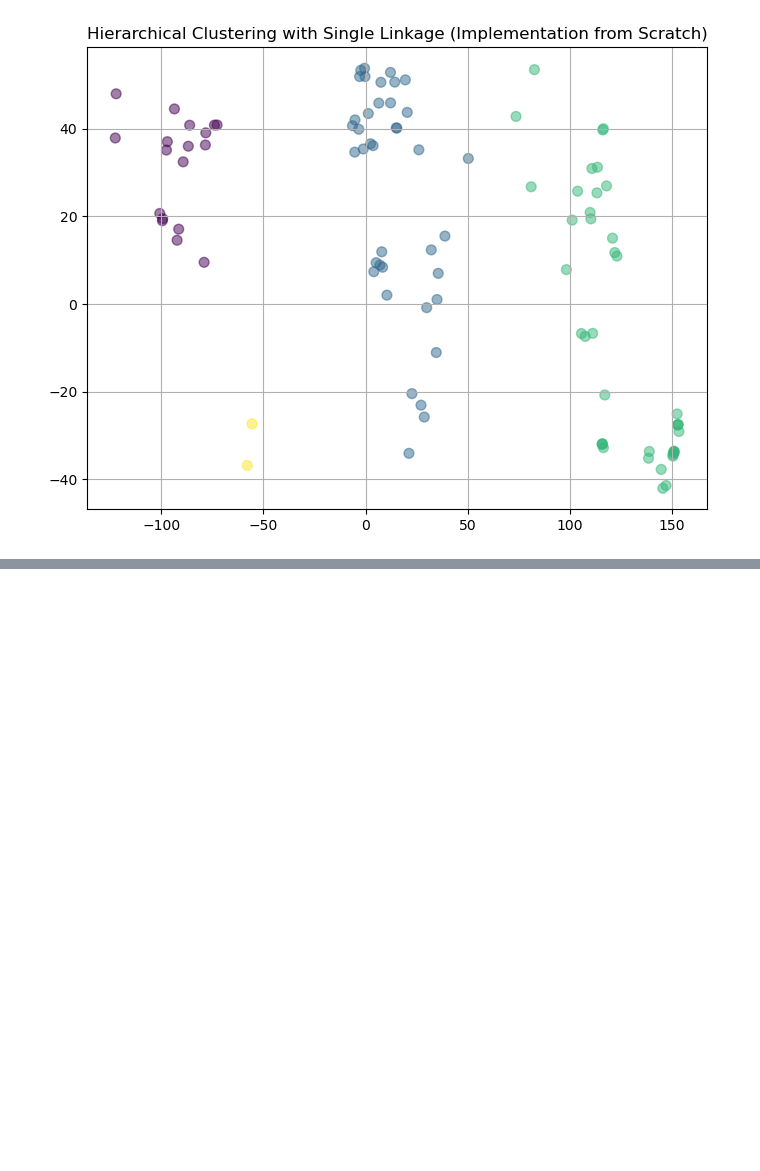
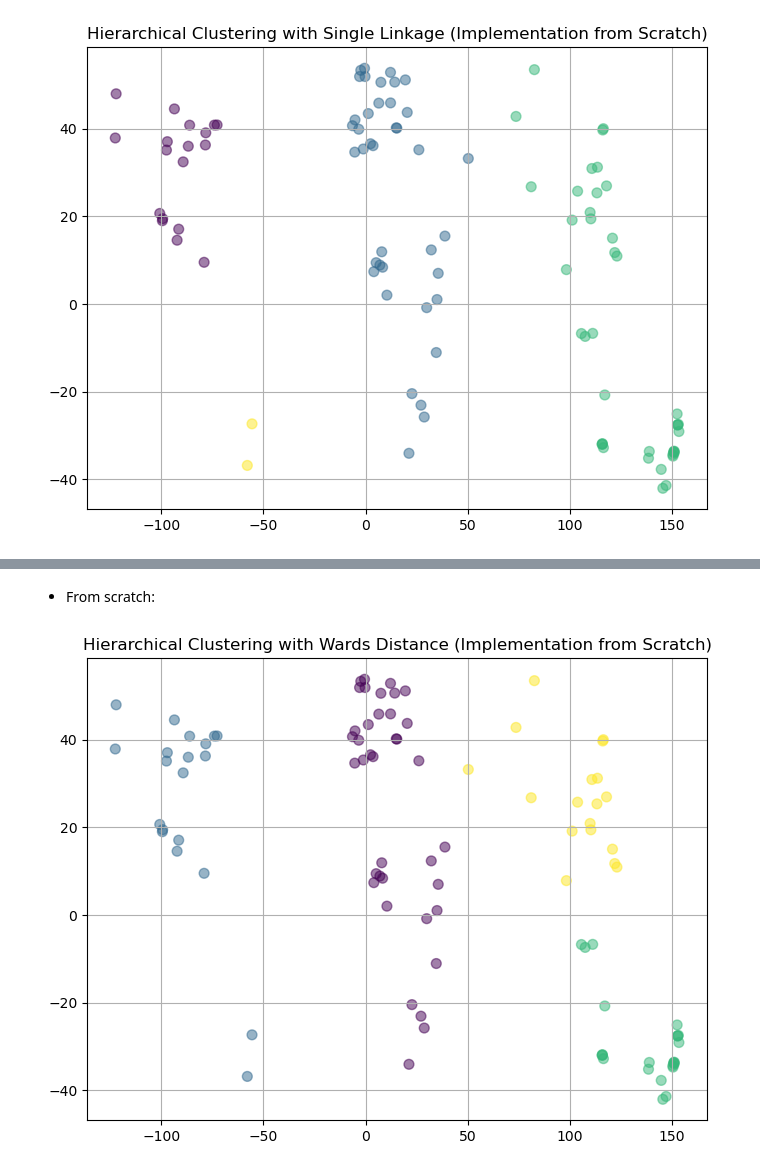
Before and after one commit to will-pang/maching_learning_from_scratch, a Jupyter notebook: Agglomerative_Hierarchical_Clustering/comparison.ipynb, the cells around one changed output, grey strips where cells are left out. Cells and saved outputs as stored; diff of their text form; code cells hidden in the pictures; blank space fills up the shorter version.

Commit message:
Fixed Ward's Distance

```diff
--- a/Agglomerative_Hierarchical_Clustering/comparison.ipynb
+++ b/Agglomerative_Hierarchical_Clustering/comparison.ipynb
@@ -52,9 +58,13 @@ plt.show()
+# %% [markdown]
+- From scratch:
 # %%
-# from_scratch = pd.read_csv("output_wards_distance.csv")
-# X_scratch = from_scratch[['cluster', 'x', 'y']].values
+from_scratch = pd.read_csv("output_wards_distance.csv")
+X_scratch = from_scratch[['cluster', 'x', 'y']].values
 # %%
-# plt.figure(figsize=(8, 6))
-# plt.scatter(X_scratch[:, 1], X_scratch[:, 2], c=X_scratch[:, 0], cmap='viridis', s=50, alpha=0.5)
-# plt.title('Hierarchical Clustering with Wards Distance (Implementation from Scratch)')
-# plt.grid(True)
-# plt.show()
+plt.figure(figsize=(8, 6))
+plt.scatter(X_scratch[:, 1], X_scratch[:, 2], c=X_scratch[:, 0], cmap='viridis', s=50, alpha=0.5)
+plt.title('Hierarchical Clustering with Wards Distance (Implementation from Scratch)')
+plt.grid(True)
+plt.show()
+# %% [output]
+[figure, added]
```
Also changed, not shown: parts of 9 cells of this notebook, 3 other files.
